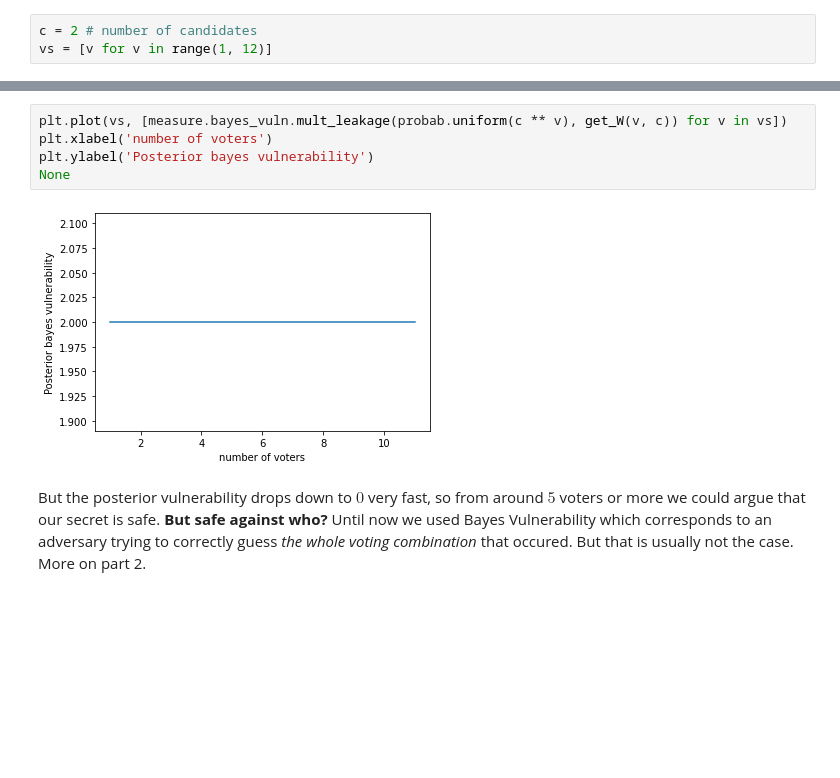
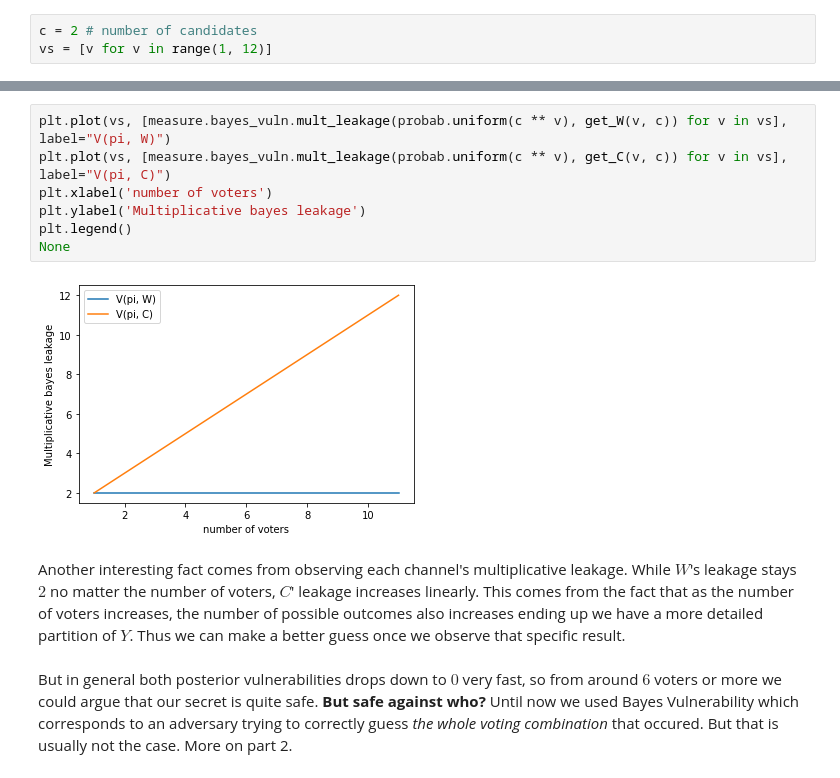
Before and after one commit to damik3/qif-notebooks, a Jupyter notebook: voting_systems/voting_systems.ipynb, the cells around one changed output, grey strips where cells are left out. Cells and saved outputs as stored; diff of their text form; blank space fills up the shorter version.

Commit message:
voting_systems: added channel C and comparisons with W

```diff
--- a/voting_systems/voting_systems.ipynb
+++ b/voting_systems/voting_systems.ipynb
@@ -137,9 +227,13 @@ Notice however that the leakage always stays equal to $2$. That is, $W$ doubles
 # %%
-plt.plot(vs, [measure.bayes_vuln.mult_leakage(probab.uniform(c ** v), get_W(v, c)) for v in vs])
+plt.plot(vs, [measure.bayes_vuln.mult_leakage(probab.uniform(c ** v), get_W(v, c)) for v in vs], label="V(pi, W)")
+plt.plot(vs, [measure.bayes_vuln.mult_leakage(probab.uniform(c ** v), get_C(v, c)) for v in vs], label="V(pi, C)")
 plt.xlabel('number of voters')
-plt.ylabel('Posterior bayes vulnerability')
+plt.ylabel('Multiplicative bayes leakage')
+plt.legend()
 None
 # %% [output]
-[figure, old version]
+[figure, new version]
+# %% [markdown]
+Another interesting fact comes from observing each channel's multiplicative leakage. While $W$'s leakage stays $2$ no matter the number of voters, $C$' leakage increases linearly. This comes from the fact that as the number of voters increases, the number of possible outcomes also increases ending up we have a more detailed partition of $Y$. Thus we can make a better guess once we observe that specific result.
 # %% [markdown]
-But the posterior vulnerability drops down to $0$ very fast, so from around $5$ voters or more we could argue that our secret is safe. **But safe against who?** Until now we used Bayes Vulnerability which corresponds to an adversary trying to correctly guess _the whole voting combination_ that occured. But that is usually not the case. More on part 2.
+But in general both posterior vulnerabilities drops down to $0$ very fast, so from around $6$ voters or more we could argue that our secret is quite safe. **But safe against who?** Until now we used Bayes Vulnerability which corresponds to an adversary trying to correctly guess _the whole voting combination_ that occured. But that is usually not the case. More on part 2.
```
Also changed, not shown: parts of 22 cells of this notebook.
